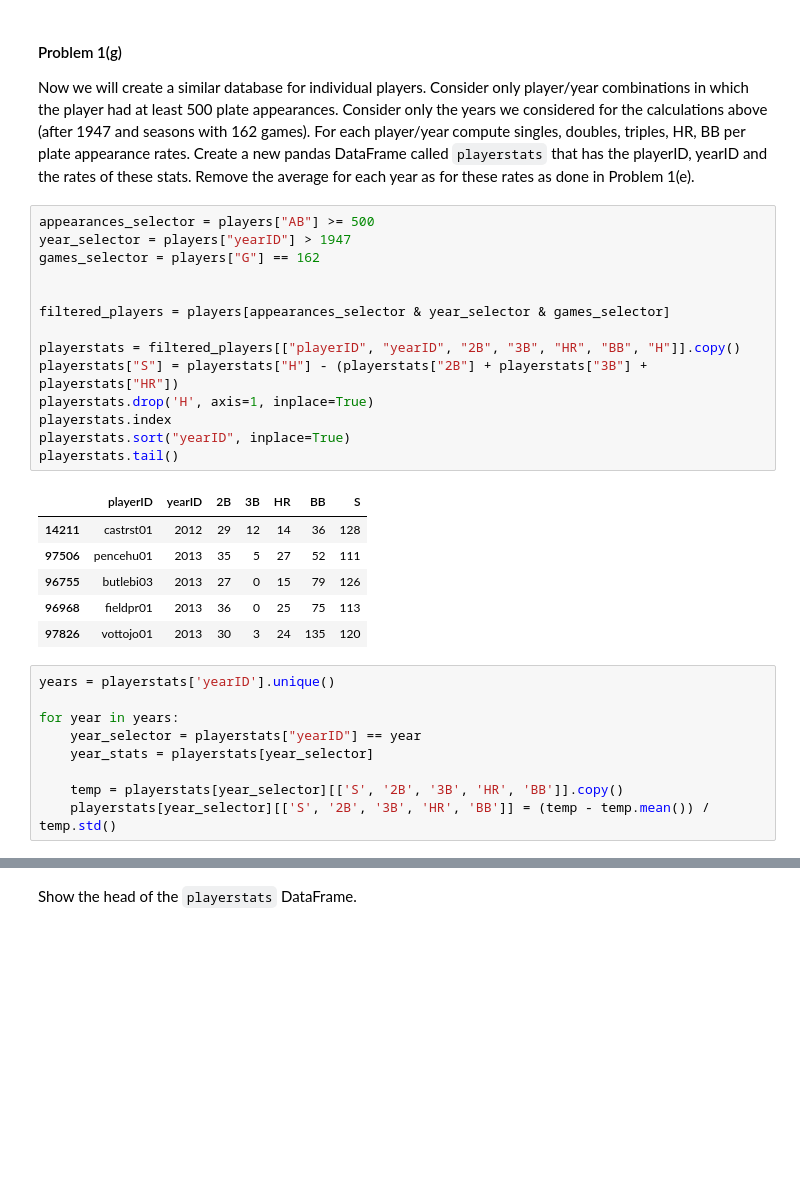
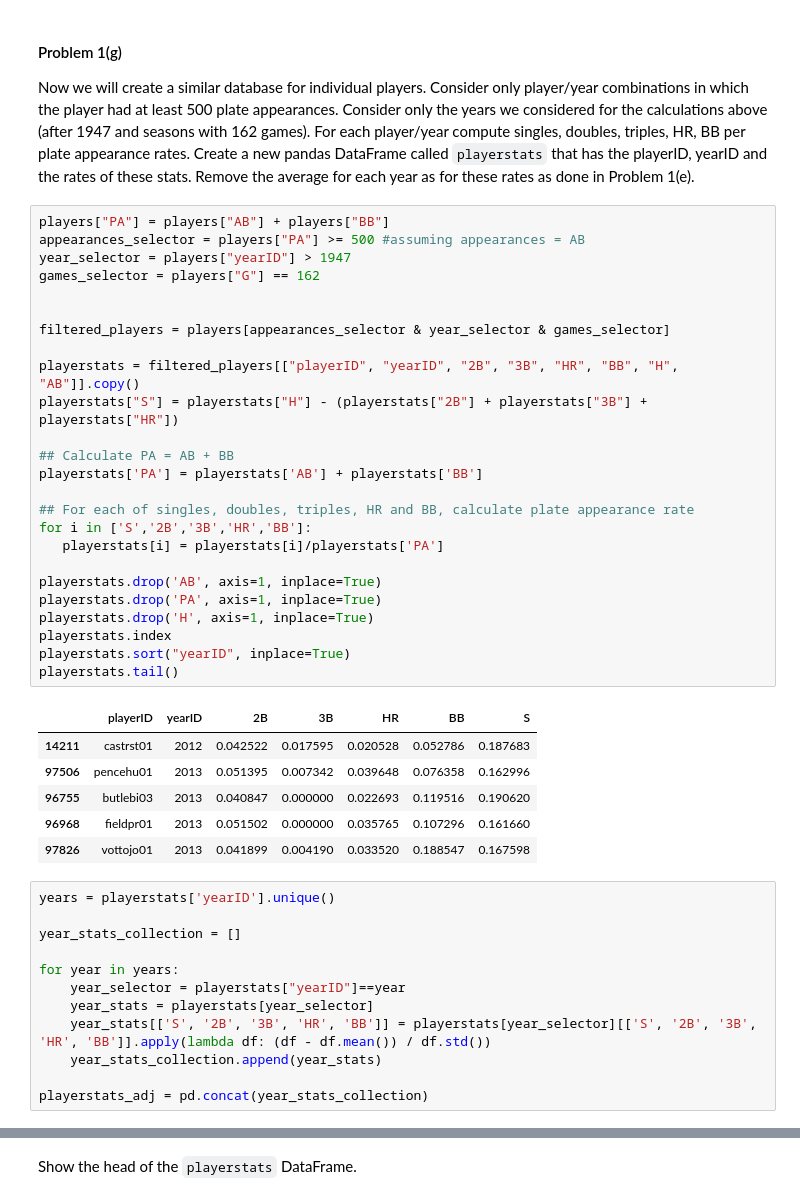
Before and after one commit to eggie5/UCSD-MAS-DSE220, a Jupyter notebook: hmwk2/hmwk2.ipynb, the cells around one changed output, grey strips where cells are left out. Drawn from its saved outputs; the diff is of its cells as text; blank space fills up the shorter version.

```diff
--- a/hmwk2/hmwk2.ipynb
+++ b/hmwk2/hmwk2.ipynb
@@ -244,32 +256,46 @@ plt.scatter(stats_adj[["BB"]].values, stats_adj[["W"]].values,  color='purple',
 
 Now we will create a similar database for individual players. Consider only player/year combinations in which the player had at least 500 plate appearances. Consider only the years we considered for the calculations above (after 1947 and seasons with 162 games). For each player/year compute singles, doubles, triples, HR, BB per plate appearance rates. Create a new pandas DataFrame called `playerstats` that has the playerID, yearID and the rates of these stats.  Remove the average for each year as for these rates as done in Problem 1(e).
 # %%
-appearances_selector = players["AB"] >= 500
+players["PA"] = players["AB"] + players["BB"]
+appearances_selector = players["PA"] >= 500 #assuming appearances = AB
 year_selector = players["yearID"] > 1947
 games_selector = players["G"] == 162
 
 
 filtered_players = players[appearances_selector & year_selector & games_selector]
 
-playerstats = filtered_players[["playerID", "yearID", "2B", "3B", "HR", "BB", "H"]].copy()
+playerstats = filtered_players[["playerID", "yearID", "2B", "3B", "HR", "BB", "H", "AB"]].copy()
 playerstats["S"] = playerstats["H"] - (playerstats["2B"] + playerstats["3B"] + playerstats["HR"])
+
+## Calculate PA = AB + BB
+playerstats['PA'] = playerstats['AB'] + playerstats['BB']
+
+## For each of singles, doubles, triples, HR and BB, calculate plate appearance rate
+for i in ['S','2B','3B','HR','BB']:
+   playerstats[i] = playerstats[i]/playerstats['PA']
+
+playerstats.drop('AB', axis=1, inplace=True)
+playerstats.drop('PA', axis=1, inplace=True)
 playerstats.drop('H', axis=1, inplace=True)
 playerstats.index
 playerstats.sort("yearID", inplace=True)
 playerstats.tail()
 # %% [output]
 |  | playerID | yearID | 2B | 3B | HR | BB | S |
-| 14211 | castrst01 | 2012 | 29 | 12 | 14 | 36 | 128 |
-| 97506 | pencehu01 | 2013 | 35 | 5 | 27 | 52 | 111 |
-| 96755 | butlebi03 | 2013 | 27 | 0 | 15 | 79 | 126 |
-| 96968 | fieldpr01 | 2013 | 36 | 0 | 25 | 75 | 113 |
-| 97826 | vottojo01 | 2013 | 30 | 3 | 24 | 135 | 120 |
+| 14211 | castrst01 | 2012 | 0.042522 | 0.017595 | 0.020528 | 0.052786 | 0.187683 |
+| 97506 | pencehu01 | 2013 | 0.051395 | 0.007342 | 0.039648 | 0.076358 | 0.162996 |
+| 96755 | butlebi03 | 2013 | 0.040847 | 0.000000 | 0.022693 | 0.119516 | 0.190620 |
+| 96968 | fieldpr01 | 2013 | 0.051502 | 0.000000 | 0.035765 | 0.107296 | 0.161660 |
+| 97826 | vottojo01 | 2013 | 0.041899 | 0.004190 | 0.033520 | 0.188547 | 0.167598 |
 # %%
 years = playerstats['yearID'].unique()
 
+year_stats_collection = []
+
 for year in years:
-    year_selector = playerstats["yearID"] == year
+    year_selector = playerstats["yearID"]==year
     year_stats = playerstats[year_selector]
+    year_stats[['S', '2B', '3B', 'HR', 'BB']] = playerstats[year_selector][['S', '2B', '3B', 'HR', 'BB']].apply(lambda df: (df - df.mean()) / df.std())
+    year_stats_collection.append(year_stats)
 
-    temp = playerstats[year_selector][['S', '2B', '3B', 'HR', 'BB']].copy()
-    playerstats[year_selector][['S', '2B', '3B', 'HR', 'BB']] = (temp - temp.mean()) / temp.std()
+playerstats_adj = pd.concat(year_stats_collection)
```
Also changed, not shown: parts of 58 cells of this notebook.
